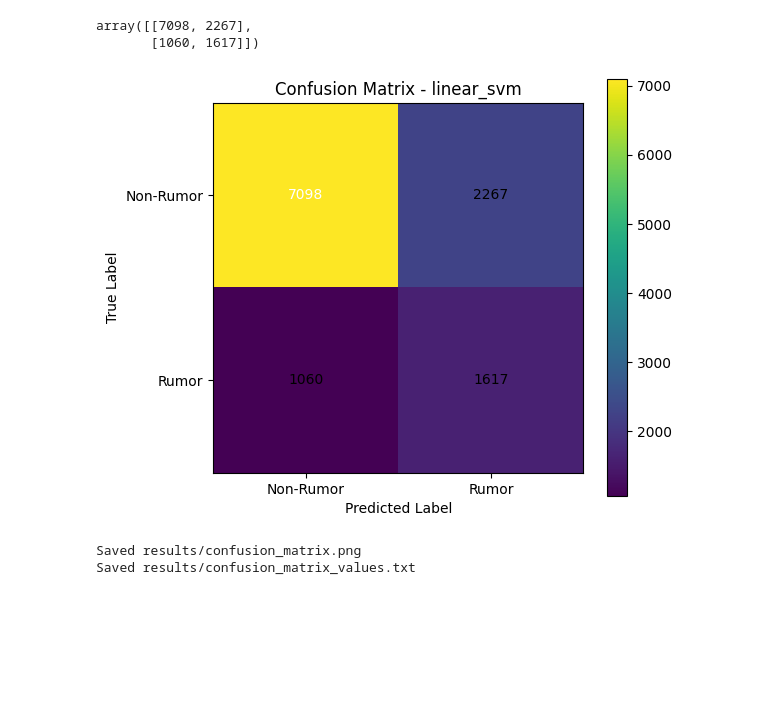
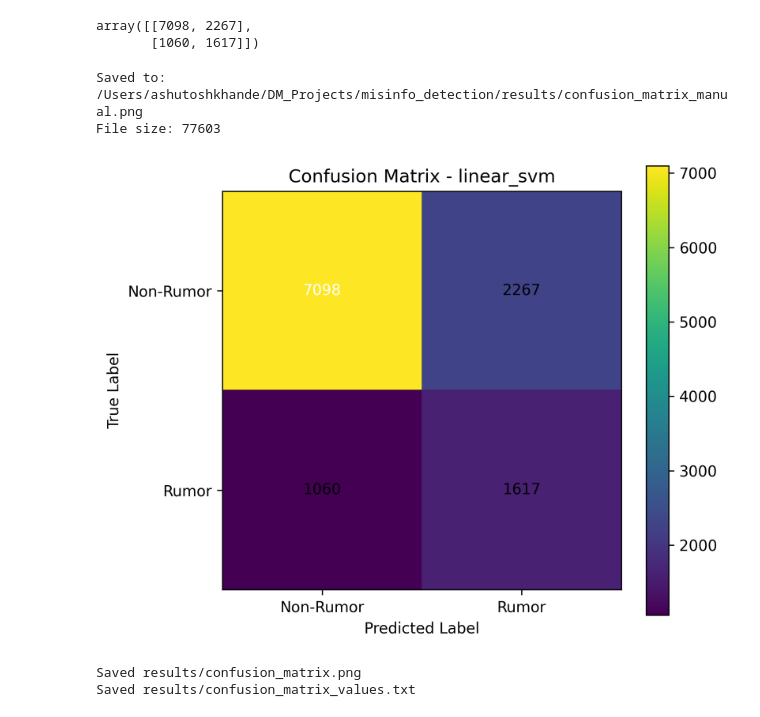
Before and after one commit to ashutoshkv03/misinformation-detection, a Jupyter notebook: notebooks/misinformation_detection_pipeline.ipynb, the cells around one changed output. Drawn from its saved outputs; the diff is of its cells as text; code cells hidden in the pictures; blank space fills up the shorter version.

Commit message:
Fixed confusion matrix generation bug

```diff
--- a/notebooks/misinformation_detection_pipeline.ipynb
+++ b/notebooks/misinformation_detection_pipeline.ipynb
@@ -374,50 +382,45 @@ cm
 array([[7098, 2267],
        [1060, 1617]])
 # %%
+from pathlib import Path
 import matplotlib.pyplot as plt
 from sklearn.metrics import confusion_matrix
+from IPython.display import display, Image as IPyImage
 
 cm = confusion_matrix(y_test, y_pred)
+output_path = (project_root / "results" / "confusion_matrix_manual.png").resolve()
+output_path.parent.mkdir(parents=True, exist_ok=True)
 
-fig, ax = plt.subplots(figsize=(6, 5))
-im = ax.imshow(cm, interpolation="nearest")
-fig.colorbar(im, ax=ax)
+if output_path.exists():
+    output_path.unlink()
 
-ax.set(
-    xticks=[0, 1],
-    yticks=[0, 1],
-    xticklabels=["Non-Rumor", "Rumor"],
-    yticklabels=["Non-Rumor", "Rumor"],
-    xlabel="Predicted Label",
-    ylabel="True Label",
-    title=f"Confusion Matrix - {best_name}",
-)
+fig = plt.figure(figsize=(6, 5))
+plt.imshow(cm)
+plt.colorbar()
+plt.xticks([0, 1], ["Non-Rumor", "Rumor"])
+plt.yticks([0, 1], ["Non-Rumor", "Rumor"])
+plt.xlabel("Predicted Label")
+plt.ylabel("True Label")
+plt.title(f"Confusion Matrix - {best_name}")
 
 thresh = cm.max() / 2.0
 for i in range(cm.shape[0]):
     for j in range(cm.shape[1]):
-        ax.text(
-            j,
-            i,
-            format(cm[i, j], "d"),
-            ha="center",
-            va="center",
-            color="white" if cm[i, j] > thresh else "black",
-        )
+        plt.text(j, i, str(cm[i, j]),
+                 ha="center", va="center",
+                 color="white" if cm[i, j] > thresh else "black")
 
-fig.tight_layout()
+plt.tight_layout()
+fig.savefig(output_path, dpi=300, bbox_inches="tight", facecolor="white")
+plt.close(fig)
 
-# save BEFORE show
-fig.savefig(results_dir / "confusion_matrix.png", dpi=300, bbox_inches="tight")
-
-# optional: also save values
-with open(results_dir / "confusion_matrix_values.txt", "w", encoding="utf-8") as f:
-    f.write(str(cm))
-
-plt.show()
-plt.close(fig)
+print("Saved to:", output_path)
+print("File size:", output_path.stat().st_size)
+display(IPyImage(filename=str(output_path)))
 # %% [output]
+Saved to: /Users/ashutoshkhande/DM_Projects/misinfo_detection/results/confusion_matrix_manual.png
+File size: 77603
-[figure, old version]
+[figure, new version]
 # %%
 plt.tight_layout()
 plt.savefig(results_dir / "confusion_matrix.png", dpi=300, bbox_inches="tight")
```
Also changed, not shown: parts of 2 cells of this notebook, 1 other file.
